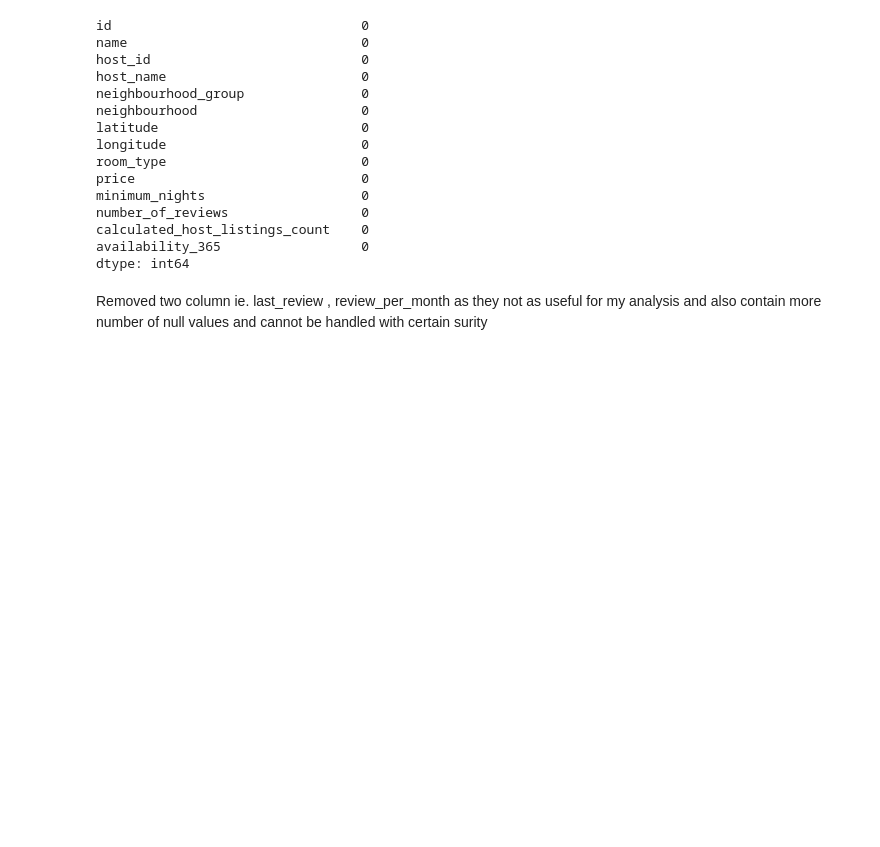
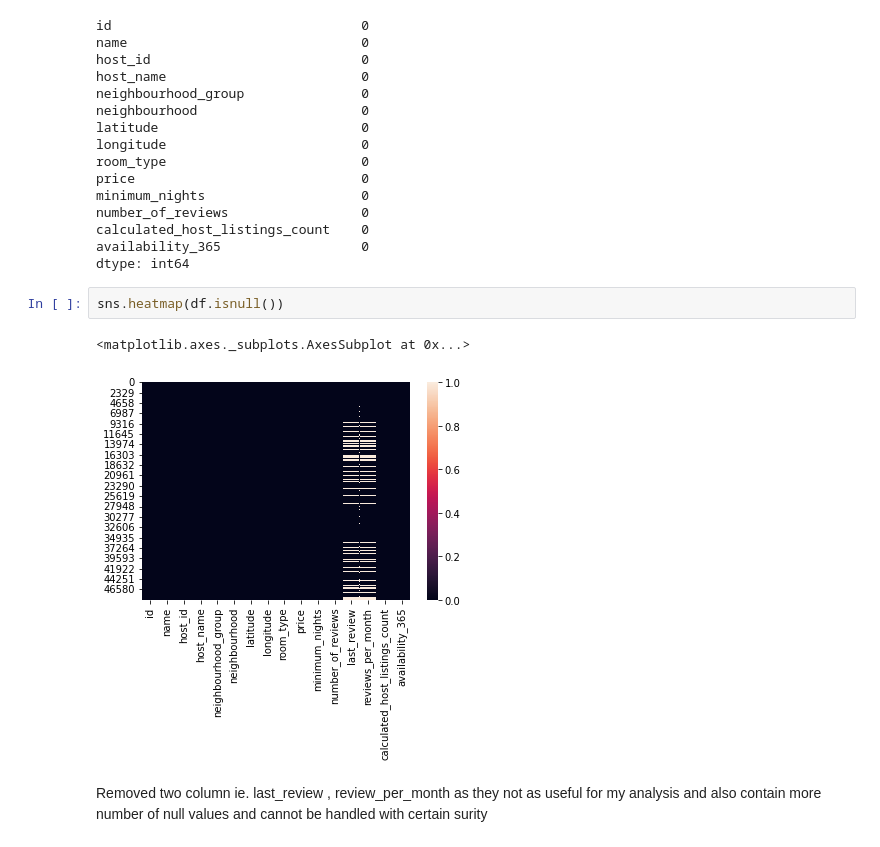
Before and after one commit to KartikKumar7070/Airbnb-Dataset, a Jupyter notebook: Airbnb_Bookings_Analysis_Capstone_Project.ipynb, the cells around one changed output. Cells and saved outputs as stored; diff of their text form; blank space fills up the shorter version.

```diff
--- a/Airbnb_Bookings_Analysis_Capstone_Project.ipynb
+++ b/Airbnb_Bookings_Analysis_Capstone_Project.ipynb
@@ -143,6 +143,11 @@ number_of_reviews                 0
 calculated_host_listings_count    0
 availability_365                  0
 dtype: int64
+# %%
+sns.heatmap(df.isnull())
+# %% [output]
+<matplotlib.axes._subplots.AxesSubplot at 0x...>
+[figure, added]
 # %% [markdown]
 Removed two column ie. last_review , review_per_month as they not as useful for my analysis and also contain more number of null values and cannot be handled with certain surity
 # %%
```
Also changed, not shown: parts of 4 cells of this notebook.
